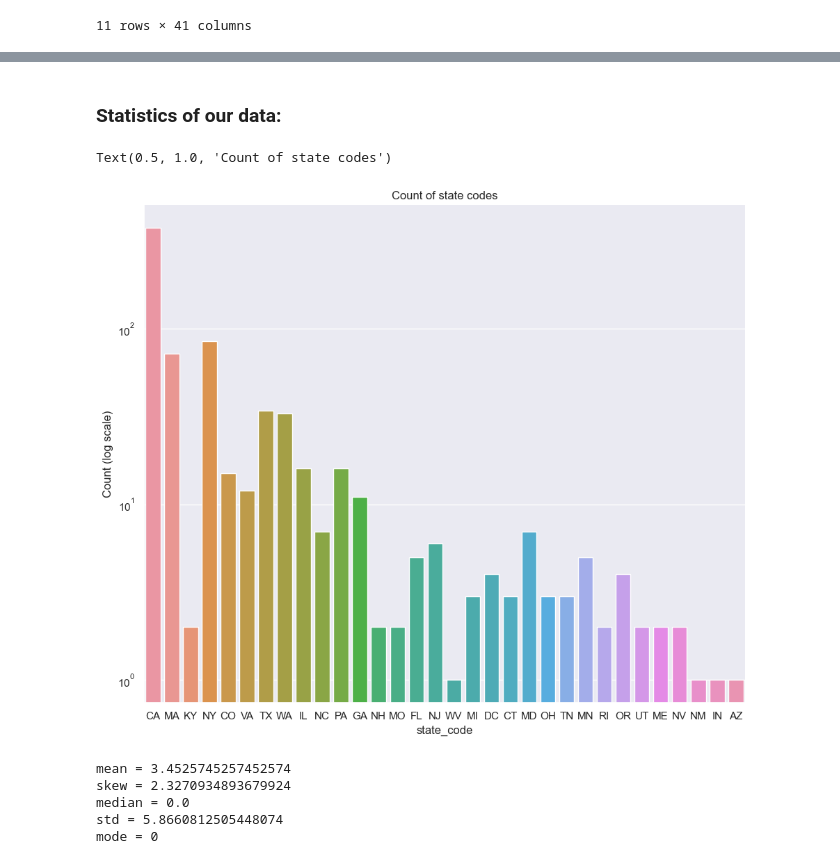
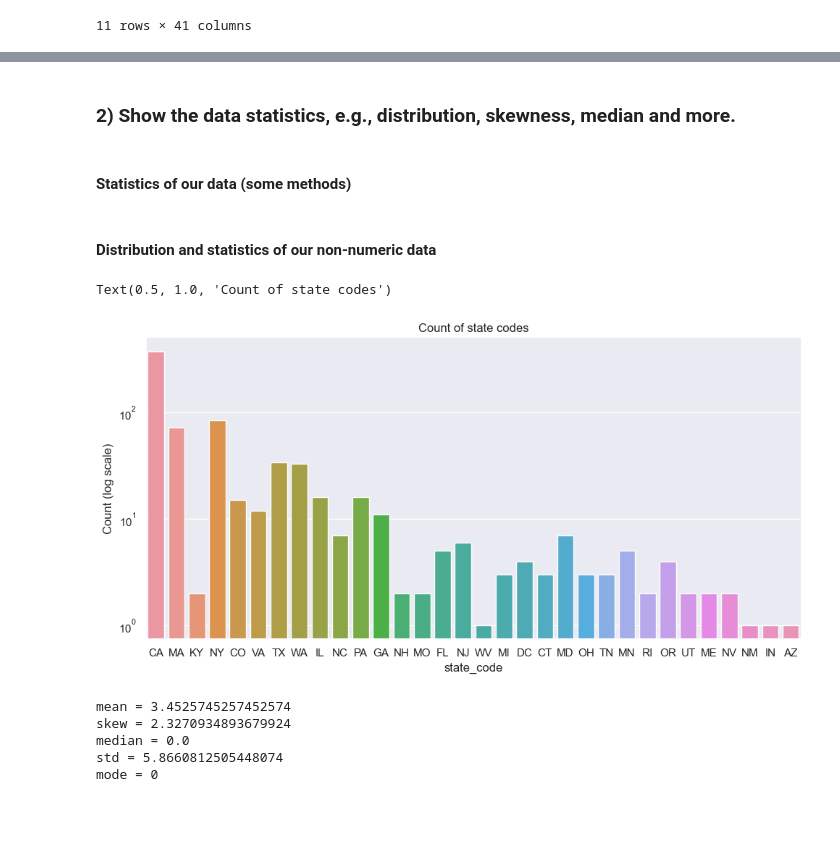
Before and after one commit to Liri-Be/DataMining, a Jupyter notebook: part-1/part1.ipynb, the cells around one changed output, grey strips where cells are left out. Cells and saved outputs as stored; diff of their text form; code cells hidden in the pictures; blank space fills up the shorter version.

Commit message:
some graphs

```diff
--- a/part-1/part1.ipynb
+++ b/part-1/part1.ipynb
@@ -92,2 +72,4 @@ data_frame.describe(include='all', datetime_is_numeric=True)
+# %% [markdown]
+### 2) Show the data statistics, e.g.,  distribution, skewness, median and more.
 # %% [markdown]
-### Statistics of our data:
+#### Statistics of our data (some methods)
@@ -99,11 +113,13 @@ def print_stats(df: pd.DataFrame) -> None:
+# %% [markdown]
+#### Distribution and statistics of our non-numeric data
 # %%
-sb.catplot(x='state_code', kind='count', data=data_frame, height=8, aspect=1.2)
+sb.catplot(x='state_code', kind='count', data=data_frame, height=5, aspect=2)
 plt.yscale('log')  # printing in LOGARITHMIC SCALE
 plt.ylabel('Count (log scale)')
 plt.title('Count of state codes')
 # %% [output]
 Text(0.5, 1.0, 'Count of state codes')
-[figure, old version]
+[figure, new version]
 # %%
 data_frame['state_code_codes'] = data_frame['state_code'].map({state: i for i, state in enumerate(data_frame['state_code'].unique())})
 print_stats(data_frame['state_code_codes'])
```
Also changed, not shown: parts of 48 cells of this notebook.
